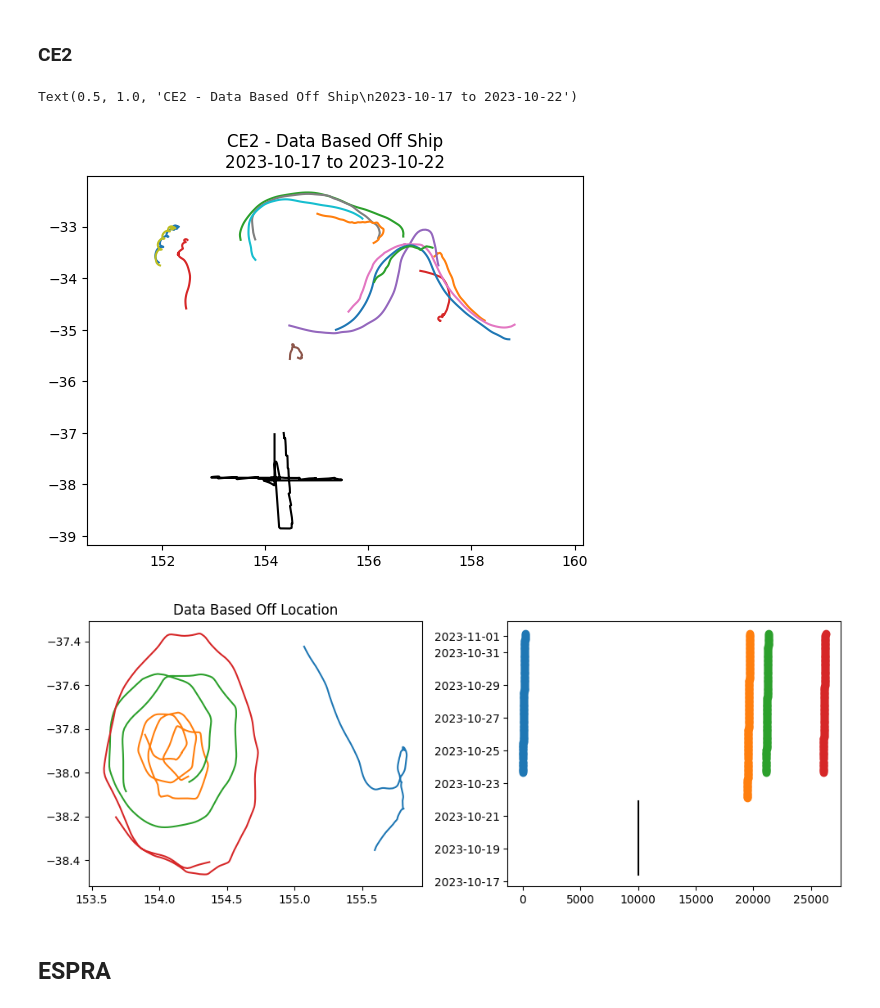
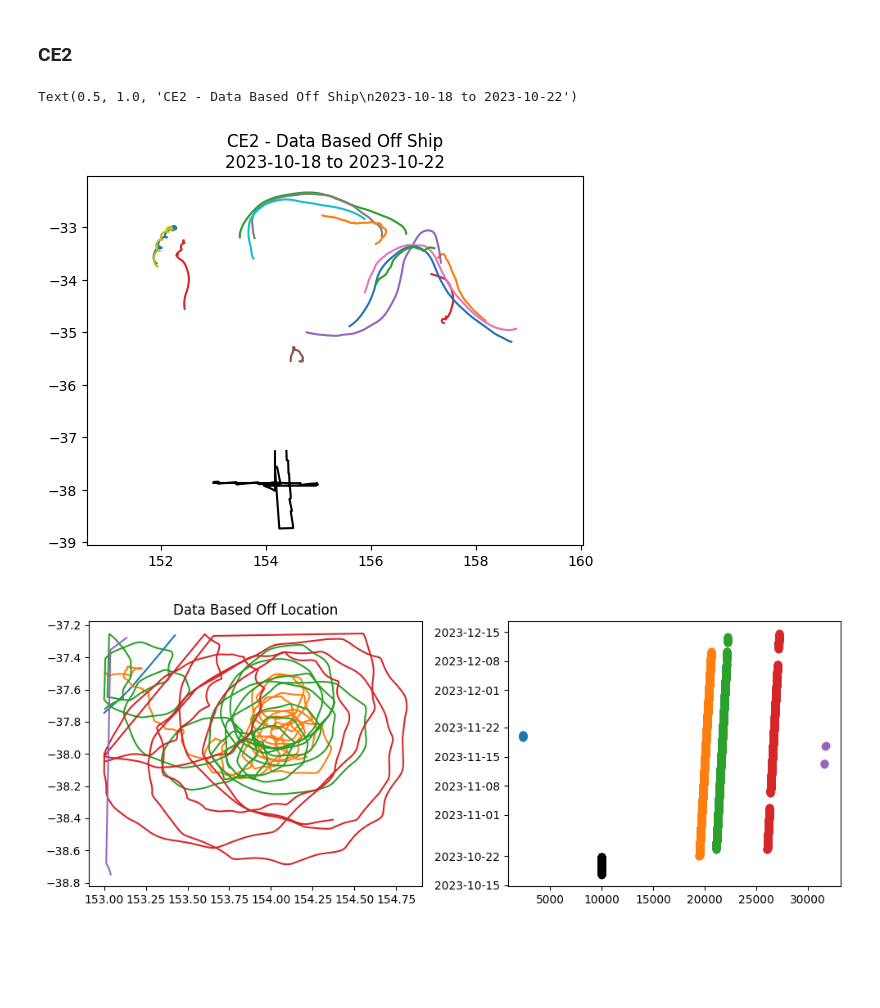
Before and after one commit to regdowse/UNSW-MRes, a Jupyter notebook: MRes/Chapter1/Drifters.ipynb, the cells around one changed output. Cells and saved outputs as stored; diff of their text form; code cells hidden in the pictures; blank space fills up the shorter version.

```diff
--- a/MRes/Chapter1/Drifters.ipynb
+++ b/MRes/Chapter1/Drifters.ipynb
@@ -16,6 +70,6 @@ lon_drif, lat_drif = drifter_dataset['longitude'][:].data, drifter_dataset['lati
 tim_drif, ID_drif = drifter_dataset['time'][:].data, drifter_dataset['ID'][:].data
 dt_strings = [b''.join(row).decode('utf-8') for row in tim_drif]
 tim_drif = [datetime.fromisoformat(s) for s in dt_strings]
-df_drifters = pd.DataFrame({'ID': ID_drif.astype(int), 'Lon': lon_drif, 'Lat': lat_drif, 'Time': tim_drif})
+df_drifters = pd.DataFrame({'ID': ID_drif.astype(int), 'Lon': lon_drif, 'Lat': lat_drif, 'u': u_drif, 'v': v_drif, 'Time': tim_drif})
 df_drifters
 # %% [output]
@@ -128,8 +200,15 @@ Text(154.5, -37.5, 'CE2')
 # %% [markdown]
 ### AE
 # %%
-df_AE_sadcp = df_sadcp[(df_sadcp['Lon'] >= 153.2) & (df_sadcp['Lon'] < 156) & (df_sadcp['Lat'] >= -35)]
-df_AE_drifters = df_relative_drifters[(df_relative_drifters['Lon'] >= 153.2) & (df_relative_drifters['Lon'] < 156) & (df_relative_drifters['Lat'] >= -35)]
+df_AE_sadcp = df_sadcp[
+    (df_sadcp['Lon'] >= lon_min_AE) & (df_sadcp['Lon'] <= lon_max_AE) &
+    (df_sadcp['Lat'] >= lat_min_AE) & (df_sadcp['Lat'] <= lat_max_AE)
+]
+
+df_AE_drifters = df_drifters[
+    (df_drifters['Lon'] >= lon_min_AE) & (df_drifters['Lon'] <= lon_max_AE) &
+    (df_drifters['Lat'] >= lat_min_AE) & (df_drifters['Lat'] <= lat_max_AE)
+]
 
 t1_AE = df_AE_sadcp['Time'].min()
 t2_AE = df_AE_sadcp['Time'].max()
@@ -236,8 +299,15 @@ plt.show()
 # %% [markdown]
 ### CE1
 # %%
-df_CE1_sadcp = df_sadcp[(df_sadcp['Lon'] >= 156) & (df_sadcp['Lon'] <= 158)]
-df_CE1_drifters = df_relative_drifters[(df_relative_drifters['Lon'] >= 156) & (df_relative_drifters['Lon'] <= 158)]
+df_CE1_sadcp = df_sadcp[
+    (df_sadcp['Lon'] >= lon_min_CE1) & (df_sadcp['Lon'] <= lon_max_CE1) &
+    (df_sadcp['Lat'] >= lat_min_CE1) & (df_sadcp['Lat'] <= lat_max_CE1)
+]
+
+df_CE1_drifters = df_drifters[
+    (df_drifters['Lon'] >= lon_min_CE1) & (df_drifters['Lon'] <= lon_max_CE1) &
+    (df_drifters['Lat'] >= lat_min_CE1) & (df_drifters['Lat'] <= lat_max_CE1)
+]
 
 t1_CE1 = df_CE1_sadcp['Time'].min()
 t2_CE1 = df_CE1_sadcp['Time'].max()
@@ -280,8 +350,15 @@ plt.show()
 # %% [markdown]
 ### CE2
 # %%
-df_CE2_sadcp = df_sadcp[(df_sadcp['Lat'] <= -37) & (df_sadcp['Lon'] >= 152)]
-df_CE2_drifters = df_relative_drifters[(df_relative_drifters['Lat'] < -37) & (df_relative_drifters['Lon'] >= 152)]
+df_CE2_sadcp = df_sadcp[
+    (df_sadcp['Lon'] >= lon_min_CE2) & (df_sadcp['Lon'] <= lon_max_CE2) &
+    (df_sadcp['Lat'] >= lat_min_CE2) & (df_sadcp['Lat'] <= lat_max_CE2)
+]
+
+df_CE2_drifters = df_drifters[
+    (df_drifters['Lon'] >= lon_min_CE2) & (df_drifters['Lon'] <= lon_max_CE2) &
+    (df_drifters['Lat'] >= lat_min_CE2) & (df_drifters['Lat'] <= lat_max_CE2)
+]
 
 t1_CE2 = df_CE2_sadcp['Time'].min()
 t2_CE2 = df_CE2_sadcp['Time'].max()
@@ -300,26 +377,24 @@ plt.plot(df_CE2_sadcp['Lon'], df_CE2_sadcp['Lat'], 'k')
 
 plt.title(f"CE2 - Data Based Off Ship\n{t1_CE2.round('D').date()} to {t2_CE2.round('D').date()}")
 # %% [output]
-Text(0.5, 1.0, 'CE2 - Data Based Off Ship\n2023-10-17 to 2023-10-22')
+Text(0.5, 1.0, 'CE2 - Data Based Off Ship\n2023-10-18 to 2023-10-22')
-[figure, old version]
+[figure, new version]
 # %%
 fig, axs = plt.subplots(1, 2, figsize=(10, 4))
 for ID in df_CE2_drifters['ID'].unique():
     df_drif = df_CE2_drifters[df_CE2_drifters['ID']==ID]
     axs[0].plot(df_drif['Lon'], df_drif['Lat'], label=f'D{ID}')
     axs[1].scatter(df_drif.index, df_drif['Time'], label=f'D{ID}')
 
 t1 = df_CE2_drifters['Time'].min()
 t2 = df_CE2_drifters['Time'].max()
 df = df_CE2_sadcp[(df_CE2_sadcp['Time'] >= t1) & (df_CE2_sadcp['Time'] <= t2)]
 axs[0].plot(df['Lon'], df['Lat'], 'k')
 
-axs[1].plot([10000, 10000], [df_CE2_sadcp['Time'].min(), df_CE2_sadcp['Time'].max()], 'k')
+axs[1].scatter([10000]*len(df_CE2_sadcp), df_CE2_sadcp['Time'], color='k')
 
 axs[0].set_title('Data Based Off Location')
 plt.tight_layout()
 plt.show()
 # %% [output]
-[figure, old version]
+[figure, new version]
-# %% [markdown]
-## ESPRA
```
Also changed, not shown: parts of 11 cells of this notebook.
